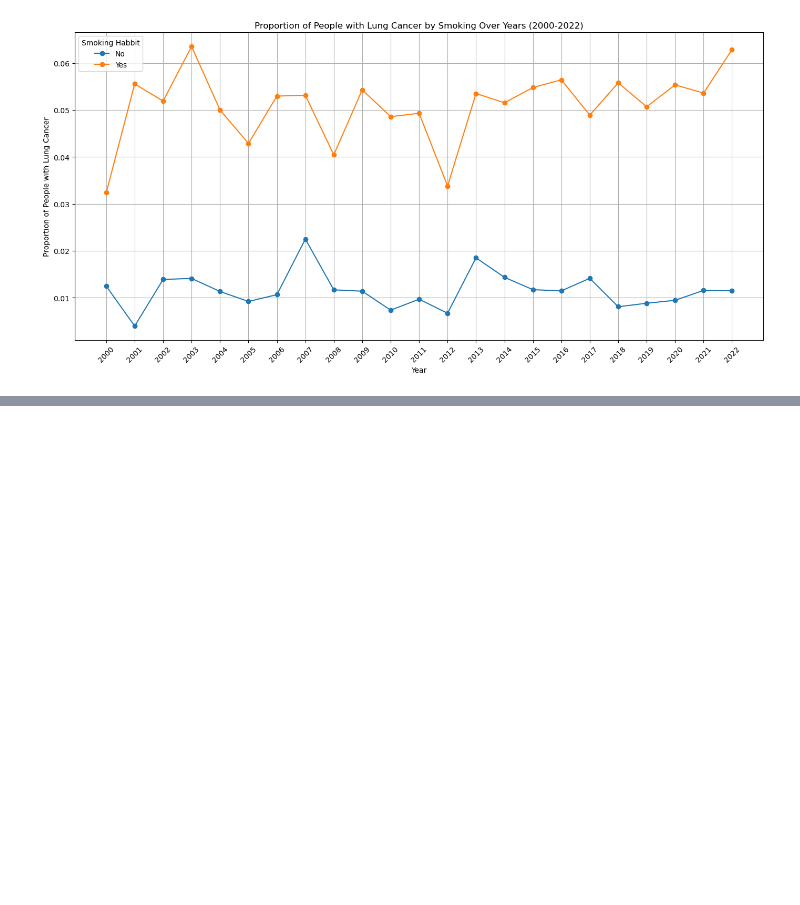
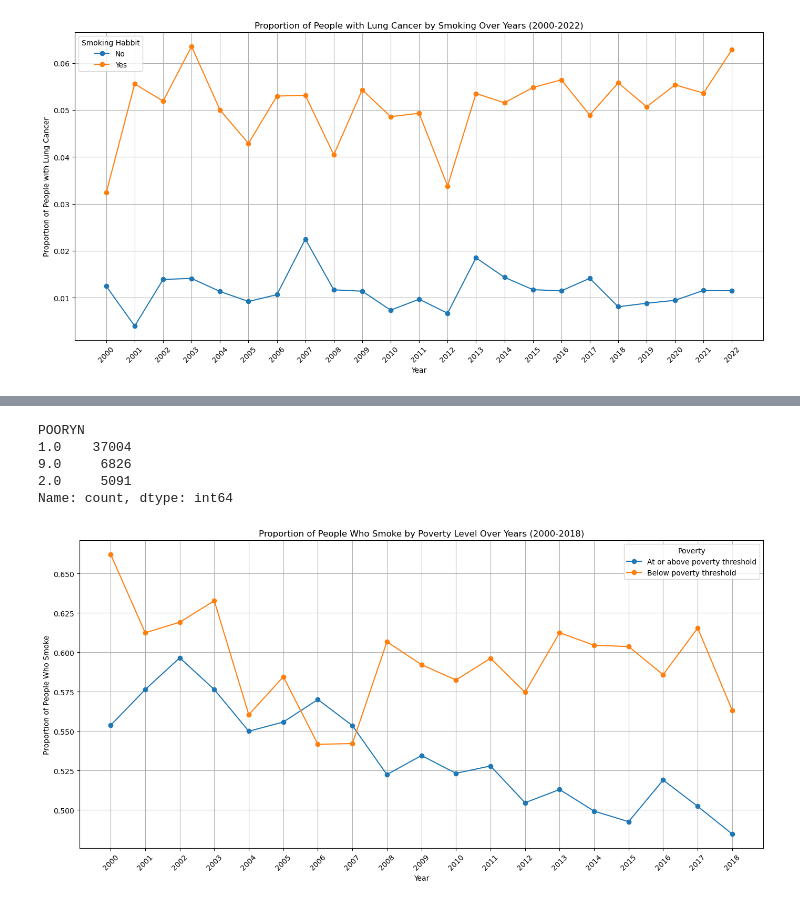
Before and after one commit to MIDS-at-Duke/uds-2024-flyingsloths, a Jupyter notebook: 02_Code/lifestyle.ipynb, the cells around one changed output, grey strips where cells are left out. Drawn from its saved outputs; the diff is of its cells as text; code cells hidden in the pictures; blank space fills up the shorter version.

```diff
--- a/02_Code/lifestyle.ipynb
+++ b/02_Code/lifestyle.ipynb
@@ -188,0 +251,9 @@ plt.show()
+# %%
+# Calculating the proportion of people who smoke based on poverty status
+proportion_by_smk_poverty_year = (
+    df_2.loc[(df_2["SMK"].isin(["Yes", "No"])) & (df_2["POORYN"] != 9.0), :]
+    .groupby(["YEAR", "POORYN"])["SMK"]
+    .apply(lambda x: (x == "Yes").mean())
+    .unstack()
+)
+proportion_by_smk_poverty_year
@@ -188,0 +279,37 @@ plt.show()
+# %%
+df_2["POORYN"].value_counts()
+# %% [output]
+POORYN
+1.0    37004
+9.0     6826
+2.0     5091
+Name: count, dtype: int64
+# %%
+# Plotting
+plt.figure(figsize=(14, 7))
+poverty_labels = {
+    1.0: "At or above poverty threshold",
+    2.0: "Below poverty threshold",
+    9.0: "Unk (1997+: incl. Undefined)",
+}
+
+for poverty in proportion_by_smk_poverty_year.columns:
+    label = poverty_labels.get(poverty)
+    plt.plot(
+        proportion_by_smk_poverty_year.index,
+        proportion_by_smk_poverty_year[poverty],
+        marker="o",
+        linestyle="-",
+        label=label,
+    )
+
+plt.title("Proportion of People Who Smoke by Poverty Level Over Years (2000-2018)")
+plt.xlabel("Year")
+plt.ylabel("Proportion of People Who Smoke")
+plt.legend(title="Poverty")
+plt.grid(True)
+plt.xticks(range(2000, 2019), rotation=45)
+plt.tight_layout()
+plt.show()
+# %% [output]
+[figure, added]
```
Also changed, not shown: parts of 6 cells of this notebook.
